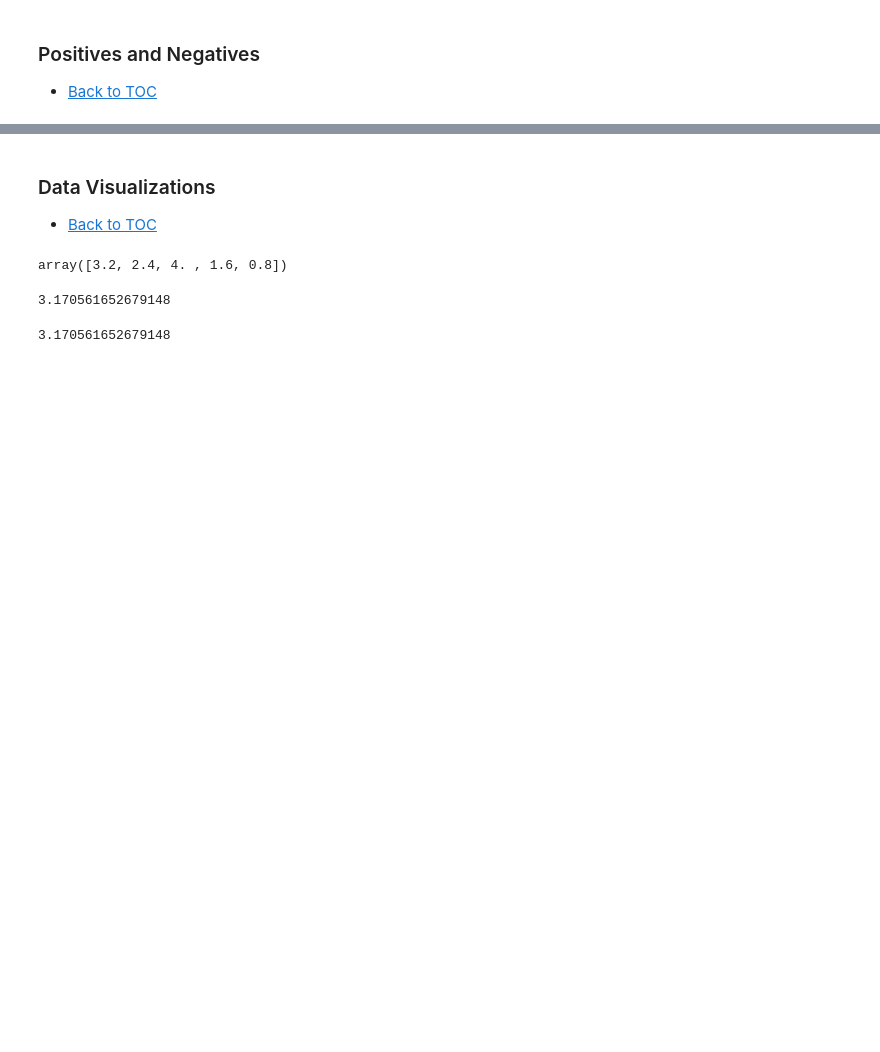
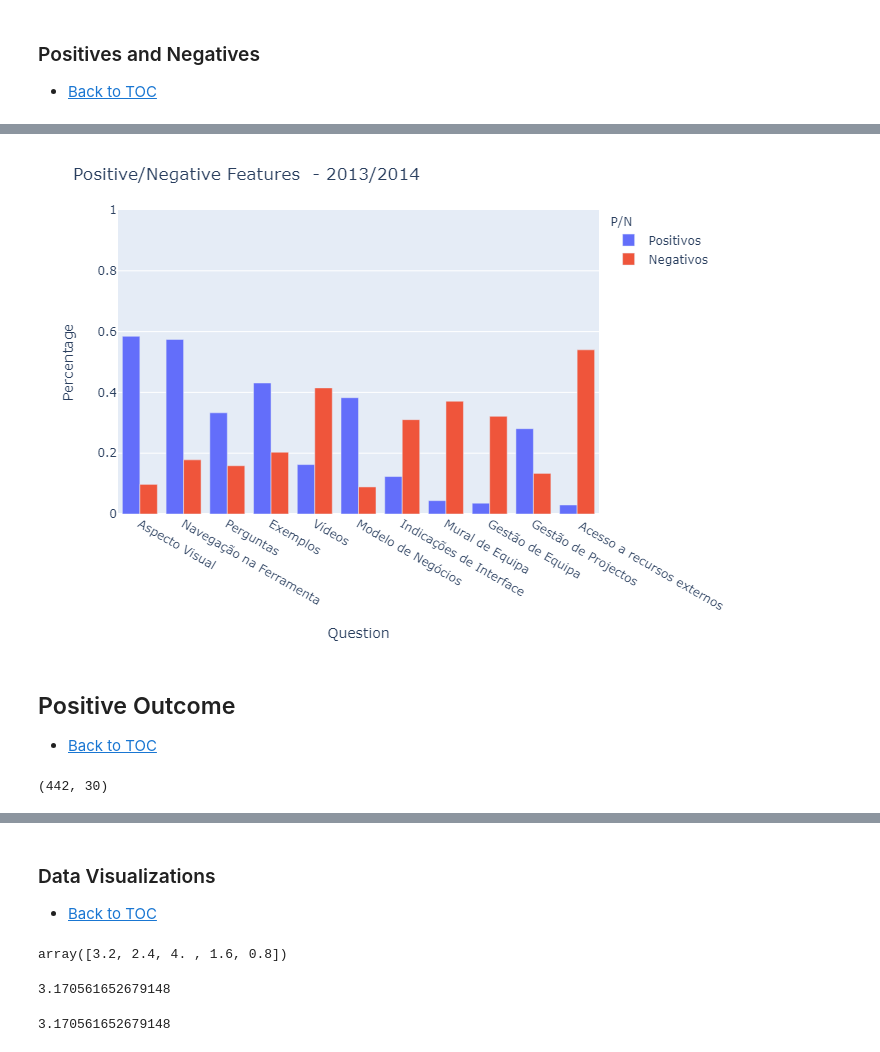
Before and after one commit to DSWorkPortugal/MscThesisFernando, a Jupyter notebook: 2-Ano20132014.ipynb, the cells around one changed output, grey strips where cells are left out. Saved outputs shown, nothing was run; the diff lists cells and outputs as text; code cells hidden in the pictures; blank space fills up the shorter version.

Commit message:
year -1 terminado

```diff
--- a/2-Ano20132014.ipynb
+++ b/2-Ano20132014.ipynb
@@ -271,0 +386,15 @@ Ano20132014['E quais são os 3 aspectos que menos gosta? Acesso a recursos exter
+# %%
+from IPython.display import Image
+Image(filename='Outputs/ImageOutputsYear/figurePosNeg20132014.png')
+# %% [output]
+[figure, added]
+# %% [markdown]
+## Positive Outcome
+* [Back to TOC](#backtoc)
+# %%
+Ano20132014PO = Ano20132014.copy()
+Ano20132014PO = Ano20132014PO[Ano20132014PO['Está satisfeito com a ferramenta DreamShaper?Num'] == 4]
+Ano20132014PO
+Ano20132014PO.shape
+# %% [output]
+(442, 30)
```
Also changed, not shown: parts of 16 cells of this notebook, 10 other files.
